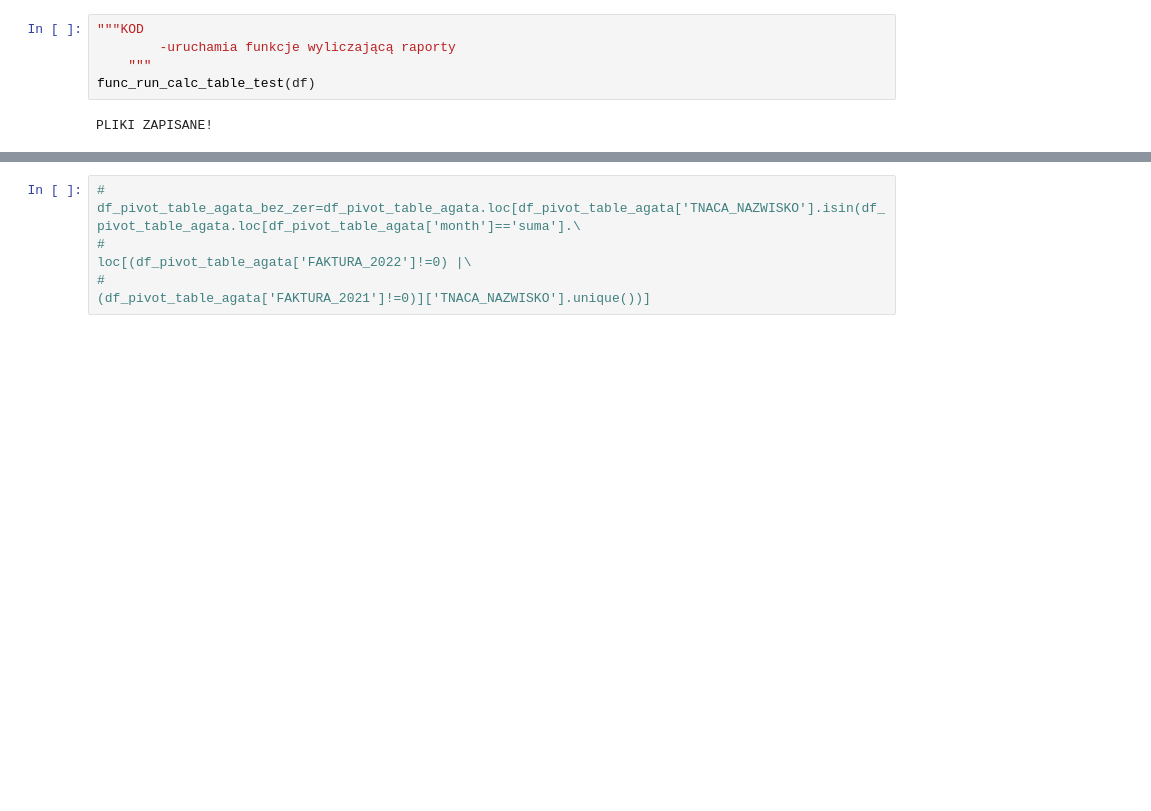
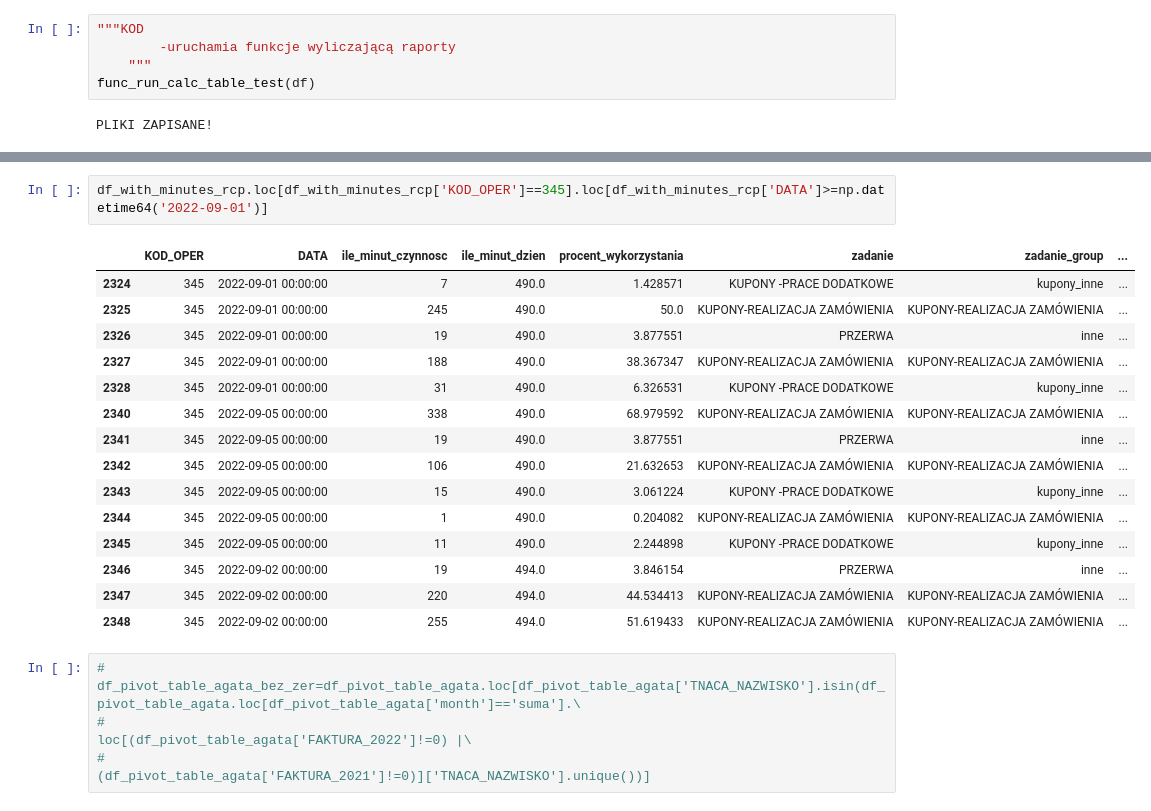
Before and after one commit to plggrzybuch/kupony, a Jupyter notebook: raport_kpi_kupony.ipynb, the cells around one changed output, grey strips where cells are left out. Cells and saved outputs as stored; diff of their text form; blank space fills up the shorter version.

```diff
--- a/raport_kpi_kupony.ipynb
+++ b/raport_kpi_kupony.ipynb
@@ -1534,3 +1613,21 @@ PLIKI ZAPISANE!
+# %%
+df_with_minutes_rcp.loc[df_with_minutes_rcp['KOD_OPER']==345].loc[df_with_minutes_rcp['DATA']>=np.datetime64('2022-09-01')]
+# %% [output]
+|  | KOD_OPER | DATA | ile_minut_czynnosc | ile_minut_dzien | procent_wykorzystania | zadanie | zadanie_group | ... |
+| 2324 | 345 | 2022-09-01 00:00:00 | 7 | 490.0 | 1.428571 | KUPONY -PRACE DODATKOWE | kupony_inne | ... |
+| 2325 | 345 | 2022-09-01 00:00:00 | 245 | 490.0 | 50.0 | KUPONY-REALIZACJA ZAMÓWIENIA | KUPONY-REALIZACJA ZAMÓWIENIA | ... |
+| 2326 | 345 | 2022-09-01 00:00:00 | 19 | 490.0 | 3.877551 | PRZERWA | inne | ... |
+| 2327 | 345 | 2022-09-01 00:00:00 | 188 | 490.0 | 38.367347 | KUPONY-REALIZACJA ZAMÓWIENIA | KUPONY-REALIZACJA ZAMÓWIENIA | ... |
+| 2328 | 345 | 2022-09-01 00:00:00 | 31 | 490.0 | 6.326531 | KUPONY -PRACE DODATKOWE | kupony_inne | ... |
+| 2340 | 345 | 2022-09-05 00:00:00 | 338 | 490.0 | 68.979592 | KUPONY-REALIZACJA ZAMÓWIENIA | KUPONY-REALIZACJA ZAMÓWIENIA | ... |
+| 2341 | 345 | 2022-09-05 00:00:00 | 19 | 490.0 | 3.877551 | PRZERWA | inne | ... |
+| 2342 | 345 | 2022-09-05 00:00:00 | 106 | 490.0 | 21.632653 | KUPONY-REALIZACJA ZAMÓWIENIA | KUPONY-REALIZACJA ZAMÓWIENIA | ... |
+| 2343 | 345 | 2022-09-05 00:00:00 | 15 | 490.0 | 3.061224 | KUPONY -PRACE DODATKOWE | kupony_inne | ... |
+| 2344 | 345 | 2022-09-05 00:00:00 | 1 | 490.0 | 0.204082 | KUPONY-REALIZACJA ZAMÓWIENIA | KUPONY-REALIZACJA ZAMÓWIENIA | ... |
+| 2345 | 345 | 2022-09-05 00:00:00 | 11 | 490.0 | 2.244898 | KUPONY -PRACE DODATKOWE | kupony_inne | ... |
+| 2346 | 345 | 2022-09-02 00:00:00 | 19 | 494.0 | 3.846154 | PRZERWA | inne | ... |
+| 2347 | 345 | 2022-09-02 00:00:00 | 220 | 494.0 | 44.534413 | KUPONY-REALIZACJA ZAMÓWIENIA | KUPONY-REALIZACJA ZAMÓWIENIA | ... |
+| 2348 | 345 | 2022-09-02 00:00:00 | 255 | 494.0 | 51.619433 | KUPONY-REALIZACJA ZAMÓWIENIA | KUPONY-REALIZACJA ZAMÓWIENIA | ... |
 # %%
 # df_pivot_table_agata_bez_zer=df_pivot_table_agata.loc[df_pivot_table_agata['TNACA_NAZWISKO'].isin(df_pivot_table_agata.loc[df_pivot_table_agata['month']=='suma'].\
 #                                                                                                                         loc[(df_pivot_table_agata['FAKTURA_2022']!=0) |\
```
Also changed, not shown: parts of 5 cells of this notebook.
